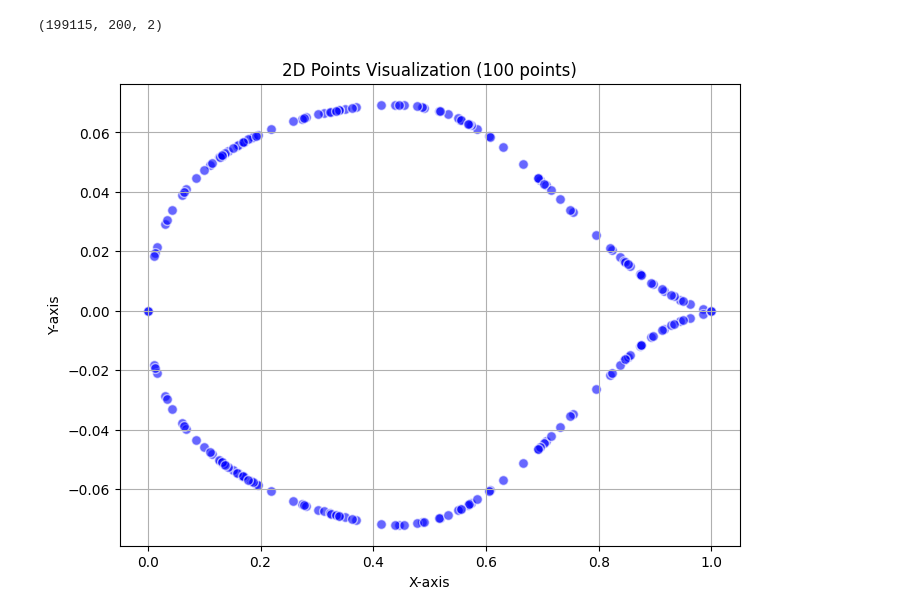
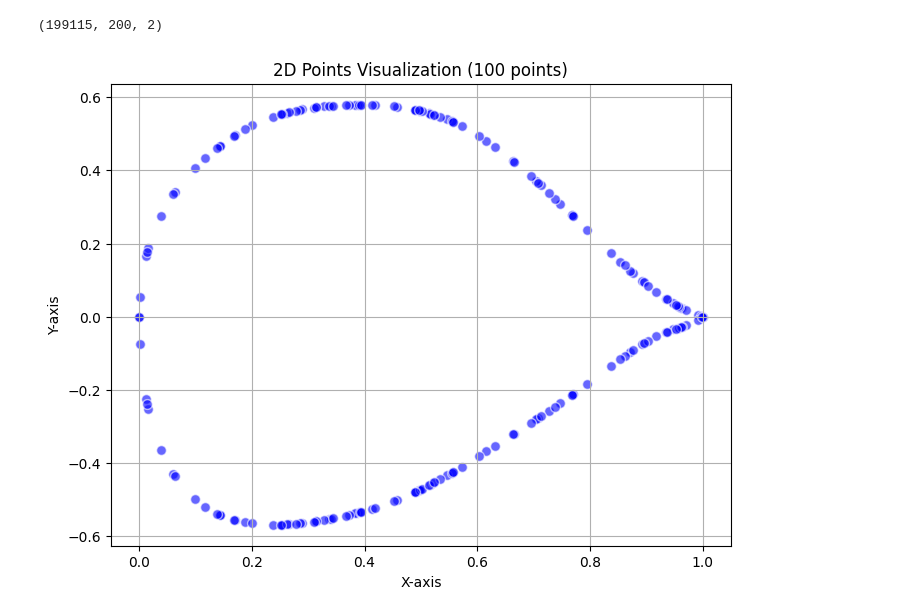
Before and after one commit to WZJU/Airfoil-DDPM-pointcloud, a Jupyter notebook: Pointcloud_plot.ipynb, the cells around one changed output. Cells and saved outputs as stored; diff of their text form; code cells hidden in the pictures.

```diff
--- a/Pointcloud_plot.ipynb
+++ b/Pointcloud_plot.ipynb
@@ -11,21 +11,22 @@ save_path = os.path.join("../data","train_data_pointcloud.npz")
 loaded_data = np.load(save_path)
 loaded_pointcloud = loaded_data['pointcloud']  # 形状 [B, N, 3]
 loaded_ACC = loaded_data['ACC']                # 形状 [B, 6]
+loaded_pointcloud[:, :, 1] *= 10
 # %%
 print(loaded_pointcloud.shape)
 # %% [output]
 (199115, 200, 2)
 # %%
-points = loaded_pointcloud[10]
+points = loaded_pointcloud[16]
 plt.figure(figsize=(8, 6))
 plt.scatter(points[:, 0], points[:, 1],
             c='blue', alpha=0.6,
             edgecolors='w', s=50)
 
 plt.title("2D Points Visualization (100 points)")
 plt.xlabel("X-axis")
 plt.ylabel("Y-axis")
 plt.grid(True)
 plt.show()
 # %% [output]
-[figure, old version]
+[figure, new version]
```
Also changed, not shown: parts of 5 cells of this notebook, 16 other files.
